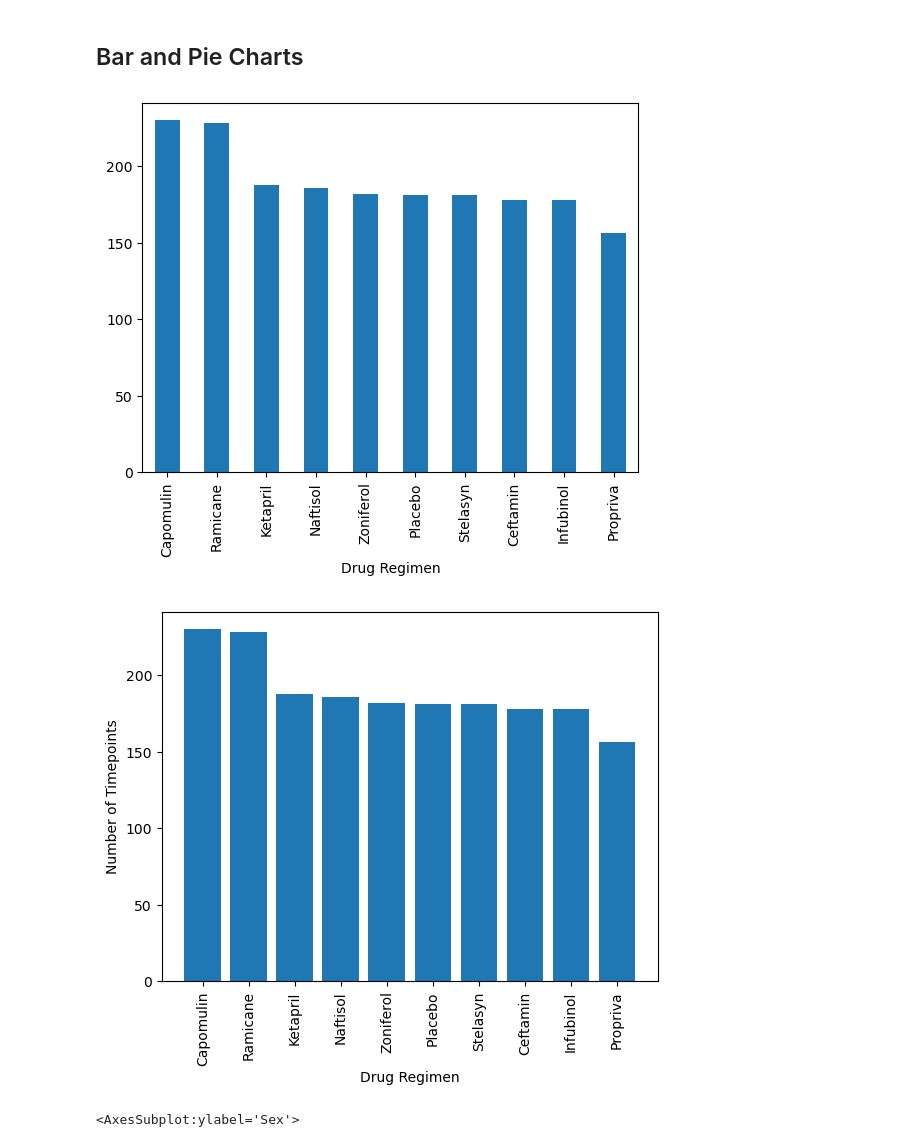
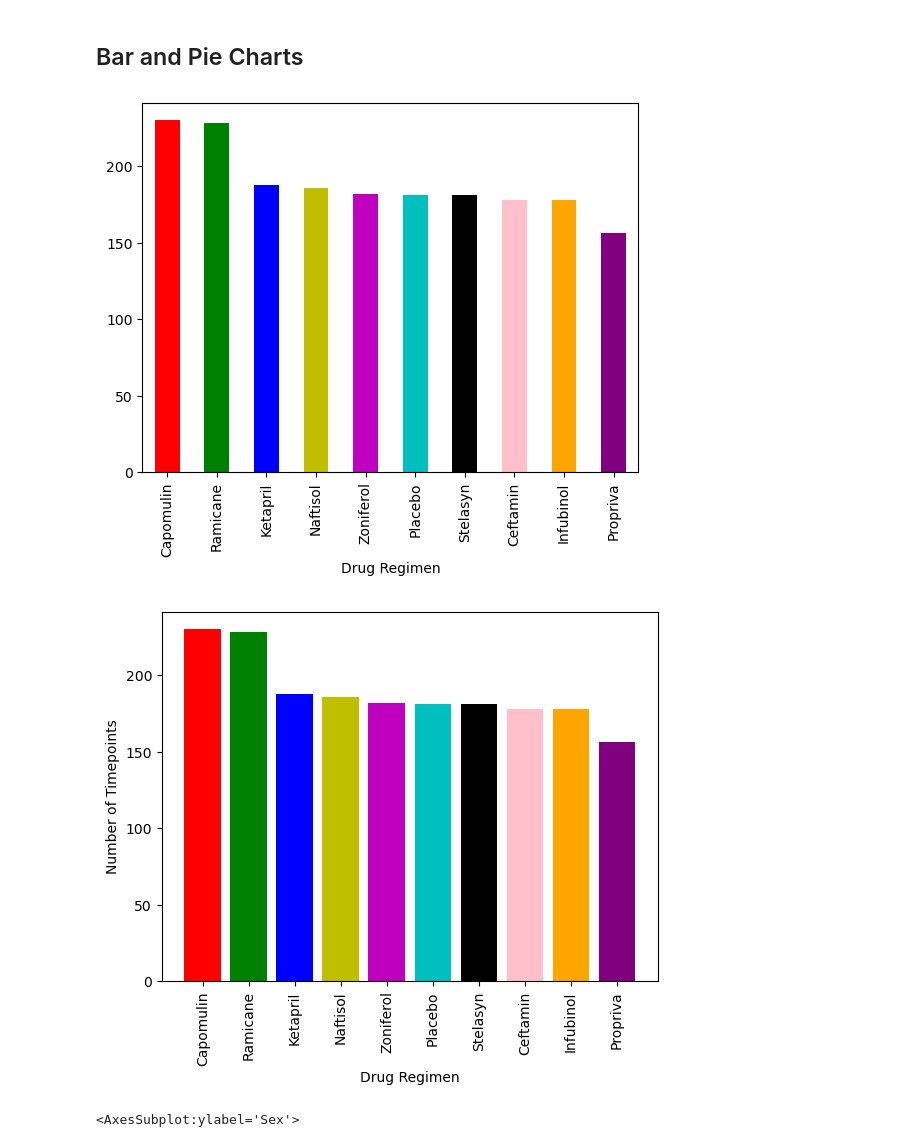
Before and after one commit to fabiomarcullo/Pymaceuticals, a Jupyter notebook: Pymaceuticals/pymaceuticals_Final_Challenge.ipynb, the cells around one changed output. Drawn from its saved outputs; the diff is of its cells as text; code cells hidden in the pictures.

```diff
--- a/Pymaceuticals/pymaceuticals_Final_Challenge.ipynb
+++ b/Pymaceuticals/pymaceuticals_Final_Challenge.ipynb
@@ -151,24 +151,27 @@ statistics2
 ## Bar and Pie Charts
 # %%
 # Generate a bar plot showing the total number of timepoints for all mice tested for each drug regimen using Pandas.
-
+colors = ['r', 'g', 'b', 'y', 'm', 'c', 'k', 'Pink', 'orange', 'purple']
 timepoint_pandas = clean_df.groupby(['Drug Regimen'])['Timepoint'].count() #do a groupby and count for each drug regimen
 # plotted a bar chart using .plot.bar() and assorted the values so they are in descending. Chained in one line of code
-timepoint_pandas.sort_values(ascending=False).plot.bar()
+
+timepoint_pandas.sort_values(ascending=False).plot.bar(color=colors)
+
 plt.show()
 # %% [output]
-[figure, old version]
+[figure, new version]
 # %%
 # Generate a bar plot showing the total number of timepoints for all mice tested for each drug regimen using pyplot.
-
+colors = ['r', 'g', 'b', 'y', 'm', 'c', 'k', 'Pink', 'orange', 'purple']
 timepoint_desc = timepoint_pandas.sort_values(ascending=False) # sorted values
-plt.bar(timepoint_desc.index, timepoint_desc.values) # used pyplot function
+plt.bar(timepoint_desc.index, timepoint_desc.values, color=colors) # used pyplot function
 plt.ylabel('Number of Timepoints', size=10) # define y label
 plt.xlabel('Drug Regimen') # define x label
 plt.xticks(rotation='vertical') # move the x values
+
 plt.show()
 # %% [output]
-[figure, old version]
+[figure, new version]
 # %%
 # Generate a pie plot showing the distribution of female versus male mice using Pandas
 
```
Also changed, not shown: parts of 2 cells of this notebook, 2 other files.
